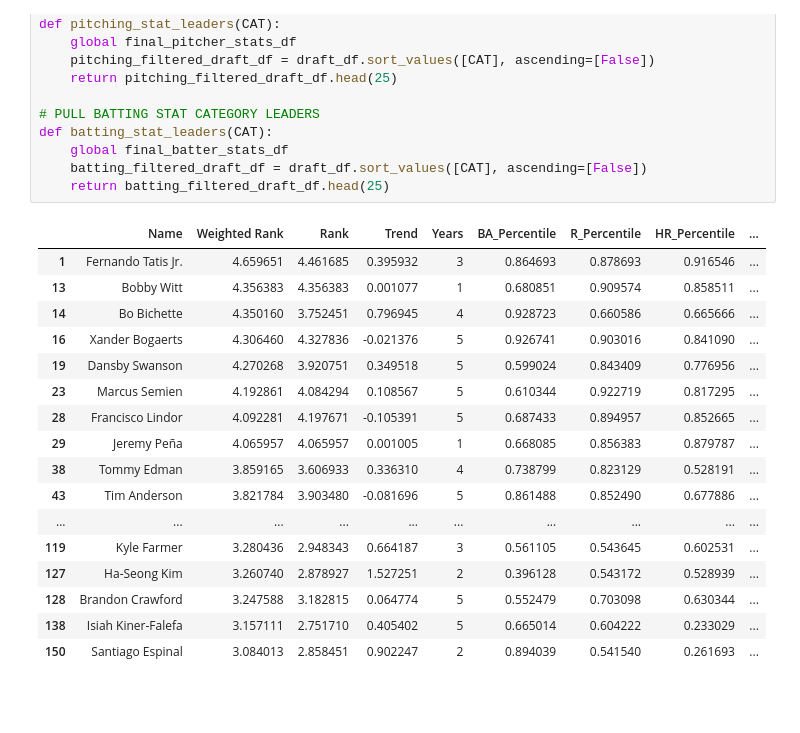
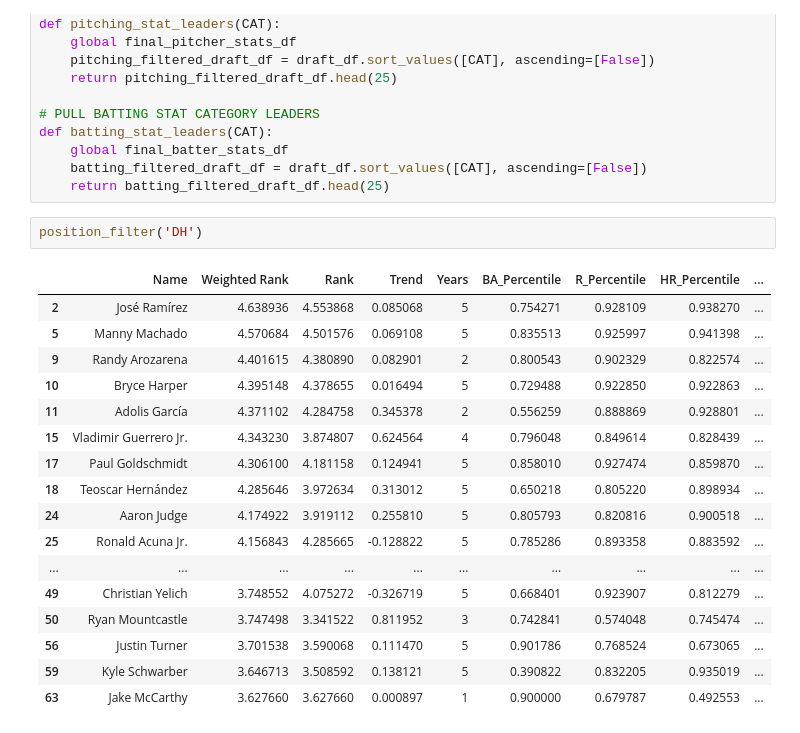
Before and after one commit to mdbinger/Fantasy-Sports-Projections, a Jupyter notebook: Fantasy_Baseball/Draft_Tool.ipynb, the cells around one changed output. Drawn from its saved outputs; the diff is of its cells as text; blank space fills up the shorter version.

```diff
--- a/Fantasy_Baseball/Draft_Tool.ipynb
+++ b/Fantasy_Baseball/Draft_Tool.ipynb
@@ -627,21 +627,22 @@ def batting_stat_leaders(CAT):
     batting_filtered_draft_df = draft_df.sort_values([CAT], ascending=[False])
     return batting_filtered_draft_df.head(25)
 # %%
+position_filter('DH')
 # %% [output]
 |  | Name | Weighted Rank | Rank | Trend | Years | BA_Percentile | R_Percentile | HR_Percentile | ... |
-| 1 | Fernando Tatis Jr. | 4.659651 | 4.461685 | 0.395932 | 3 | 0.864693 | 0.878693 | 0.916546 | ... |
-| 13 | Bobby Witt | 4.356383 | 4.356383 | 0.001077 | 1 | 0.680851 | 0.909574 | 0.858511 | ... |
-| 14 | Bo Bichette | 4.350160 | 3.752451 | 0.796945 | 4 | 0.928723 | 0.660586 | 0.665666 | ... |
-| 16 | Xander Bogaerts | 4.306460 | 4.327836 | -0.021376 | 5 | 0.926741 | 0.903016 | 0.841090 | ... |
-| 19 | Dansby Swanson | 4.270268 | 3.920751 | 0.349518 | 5 | 0.599024 | 0.843409 | 0.776956 | ... |
-| 23 | Marcus Semien | 4.192861 | 4.084294 | 0.108567 | 5 | 0.610344 | 0.922719 | 0.817295 | ... |
-| 28 | Francisco Lindor | 4.092281 | 4.197671 | -0.105391 | 5 | 0.687433 | 0.894957 | 0.852665 | ... |
-| 29 | Jeremy Peña | 4.065957 | 4.065957 | 0.001005 | 1 | 0.668085 | 0.856383 | 0.879787 | ... |
-| 38 | Tommy Edman | 3.859165 | 3.606933 | 0.336310 | 4 | 0.738799 | 0.823129 | 0.528191 | ... |
-| 43 | Tim Anderson | 3.821784 | 3.903480 | -0.081696 | 5 | 0.861488 | 0.852490 | 0.677886 | ... |
+| 2 | José Ramírez | 4.638936 | 4.553868 | 0.085068 | 5 | 0.754271 | 0.928109 | 0.938270 | ... |
+| 5 | Manny Machado | 4.570684 | 4.501576 | 0.069108 | 5 | 0.835513 | 0.925997 | 0.941398 | ... |
+| 9 | Randy Arozarena | 4.401615 | 4.380890 | 0.082901 | 2 | 0.800543 | 0.902329 | 0.822574 | ... |
+| 10 | Bryce Harper | 4.395148 | 4.378655 | 0.016494 | 5 | 0.729488 | 0.922850 | 0.922863 | ... |
+| 11 | Adolis García | 4.371102 | 4.284758 | 0.345378 | 2 | 0.556259 | 0.888869 | 0.928801 | ... |
+| 15 | Vladimir Guerrero Jr. | 4.343230 | 3.874807 | 0.624564 | 4 | 0.796048 | 0.849614 | 0.828439 | ... |
+| 17 | Paul Goldschmidt | 4.306100 | 4.181158 | 0.124941 | 5 | 0.858010 | 0.927474 | 0.859870 | ... |
+| 18 | Teoscar Hernández | 4.285646 | 3.972634 | 0.313012 | 5 | 0.650218 | 0.805220 | 0.898934 | ... |
+| 24 | Aaron Judge | 4.174922 | 3.919112 | 0.255810 | 5 | 0.805793 | 0.820816 | 0.900518 | ... |
+| 25 | Ronald Acuna Jr. | 4.156843 | 4.285665 | -0.128822 | 5 | 0.785286 | 0.893358 | 0.883592 | ... |
 | ... | ... | ... | ... | ... | ... | ... | ... | ... | ... |
-| 119 | Kyle Farmer | 3.280436 | 2.948343 | 0.664187 | 3 | 0.561105 | 0.543645 | 0.602531 | ... |
-| 127 | Ha-Seong Kim | 3.260740 | 2.878927 | 1.527251 | 2 | 0.396128 | 0.543172 | 0.528939 | ... |
-| 128 | Brandon Crawford | 3.247588 | 3.182815 | 0.064774 | 5 | 0.552479 | 0.703098 | 0.630344 | ... |
-| 138 | Isiah Kiner-Falefa | 3.157111 | 2.751710 | 0.405402 | 5 | 0.665014 | 0.604222 | 0.233029 | ... |
-| 150 | Santiago Espinal | 3.084013 | 2.858451 | 0.902247 | 2 | 0.894039 | 0.541540 | 0.261693 | ... |
+| 49 | Christian Yelich | 3.748552 | 4.075272 | -0.326719 | 5 | 0.668401 | 0.923907 | 0.812279 | ... |
+| 50 | Ryan Mountcastle | 3.747498 | 3.341522 | 0.811952 | 3 | 0.742841 | 0.574048 | 0.745474 | ... |
+| 56 | Justin Turner | 3.701538 | 3.590068 | 0.111470 | 5 | 0.901786 | 0.768524 | 0.673065 | ... |
+| 59 | Kyle Schwarber | 3.646713 | 3.508592 | 0.138121 | 5 | 0.390822 | 0.832205 | 0.935019 | ... |
+| 63 | Jake McCarthy | 3.627660 | 3.627660 | 0.000897 | 1 | 0.900000 | 0.679787 | 0.492553 | ... |
```
Also changed, not shown: parts of 2 cells of this notebook.
